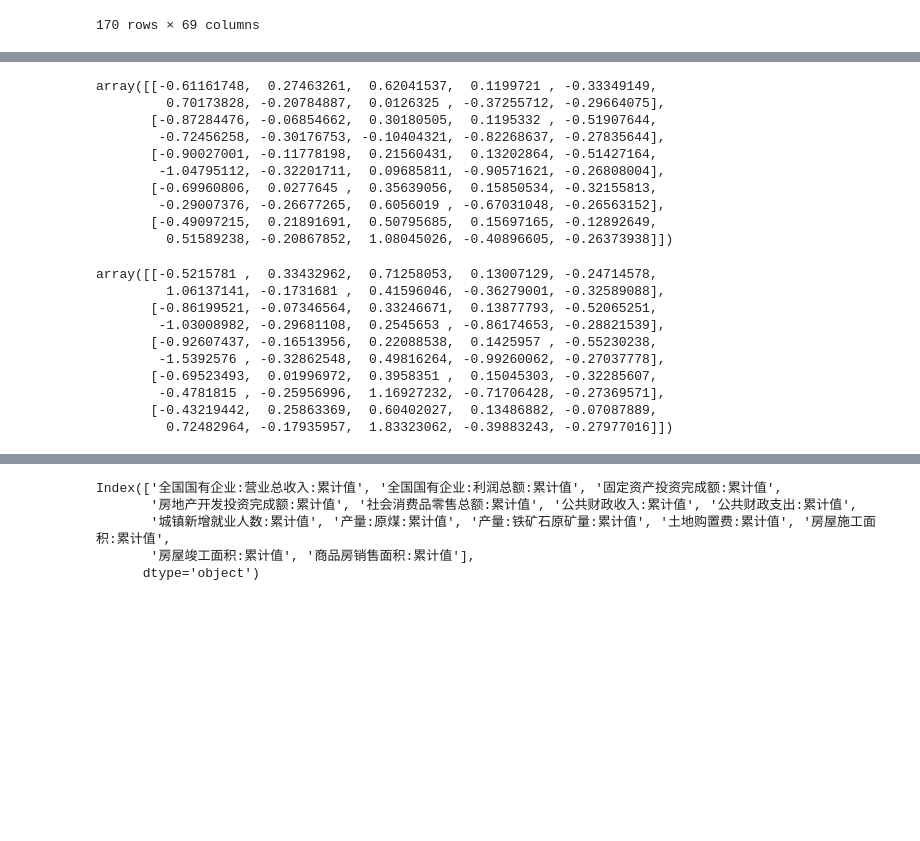
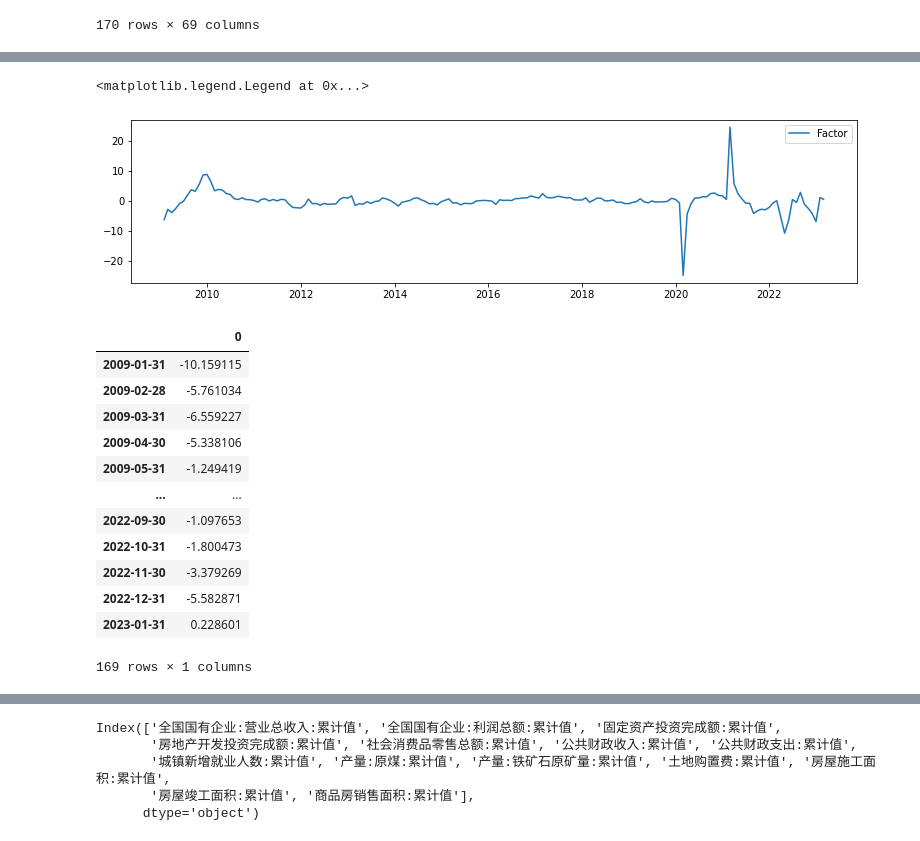
Before and after one commit to CharlesDZhang/China-GDP-Nowcasting, a Jupyter notebook: DFM.ipynb, the cells around one changed output, grey strips where cells are left out. Cells and saved outputs as stored; diff of their text form; code cells hidden in the pictures; blank space fills up the shorter version.

```diff
--- a/DFM.ipynb
+++ b/DFM.ipynb
@@ -230,38 +183,27 @@ ALL_MACRO_DATA_M_NORM.iloc[-24:,-10:]
-# %%
-import statsmodels.api as sm
-# Create the model
-
-mod = sm.tsa.DynamicFactor(a, k_factors=1, factor_order=2, error_order=2)
-initial_res = mod.fit()
-res = mod.fit(initial_res.params, disp=False)
-res.forecast(steps=5)
-# %% [output]
-array([[-0.61161748,  0.27463261,  0.62041537,  0.1199721 , -0.33349149,
-         0.70173828, -0.20784887,  0.0126325 , -0.37255712, -0.29664075],
-       [-0.87284476, -0.06854662,  0.30180505,  0.1195332 , -0.51907644,
-        -0.72456258, -0.30176753, -0.10404321, -0.82268637, -0.27835644],
-       [-0.90027001, -0.11778198,  0.21560431,  0.13202864, -0.51427164,
-        -1.04795112, -0.32201711,  0.09685811, -0.90571621, -0.26808004],
-       [-0.69960806,  0.0277645 ,  0.35639056,  0.15850534, -0.32155813,
-        -0.29007376, -0.26677265,  0.6056019 , -0.67031048, -0.26563152],
-       [-0.49097215,  0.21891691,  0.50795685,  0.15697165, -0.12892649,
-         0.51589238, -0.20867852,  1.08045026, -0.40896605, -0.26373938]])
-# %%
-import statsmodels.api as sm
-# Create the model
-a[-2,-3] = -0.5
-mod = sm.tsa.DynamicFactor(a, k_factors=1, factor_order=2, error_order=2)
-initial_res = mod.fit()
-res = mod.fit(initial_res.params, disp=False)
-res.forecast(steps=5)
-# %% [output]
-array([[-0.5215781 ,  0.33432962,  0.71258053,  0.13007129, -0.24714578,
-         1.06137141, -0.1731681 ,  0.41596046, -0.36279001, -0.32589088],
-       [-0.86199521, -0.07346564,  0.33246671,  0.13877793, -0.52065251,
-        -1.03008982, -0.29681108,  0.2545653 , -0.86174653, -0.28821539],
-       [-0.92607437, -0.16513956,  0.22088538,  0.1425957 , -0.55230238,
-        -1.5392576 , -0.32862548,  0.49816264, -0.99260062, -0.27037778],
-       [-0.69523493,  0.01996972,  0.3958351 ,  0.15045303, -0.32285607,
-        -0.4781815 , -0.25956996,  1.16927232, -0.71706428, -0.27369571],
-       [-0.43219442,  0.25863369,  0.60402027,  0.13486882, -0.07087889,
-         0.72482964, -0.17935957,  1.83323062, -0.39883243, -0.27977016]])
+# %%
+fig, ax = plt.subplots(figsize=(13,3))
+
+# Plot the factor
+dates = endog.index._mpl_repr()
+ax.plot(dates, res.factors.filtered['0'], label='Factor')
+ax.legend()
+# %% [output]
+<matplotlib.legend.Legend at 0x...>
+[figure, added]
+# %%
+a = pd.read_excel(r'C:\Users\Dongshuo ZHANG\Downloads\fil.xlsx',index_col = 0)
+a
+# %% [output]
+|  | 0 |
+| 2009-01-31 | -10.159115 |
+| 2009-02-28 | -5.761034 |
+| 2009-03-31 | -6.559227 |
+| 2009-04-30 | -5.338106 |
+| 2009-05-31 | -1.249419 |
+| ... | ... |
+| 2022-09-30 | -1.097653 |
+| 2022-10-31 | -1.800473 |
+| 2022-11-30 | -3.379269 |
+| 2022-12-31 | -5.582871 |
+| 2023-01-31 | 0.228601 |
+169 rows × 1 columns
```
Also changed, not shown: parts of 17 cells of this notebook, 1 other file.
